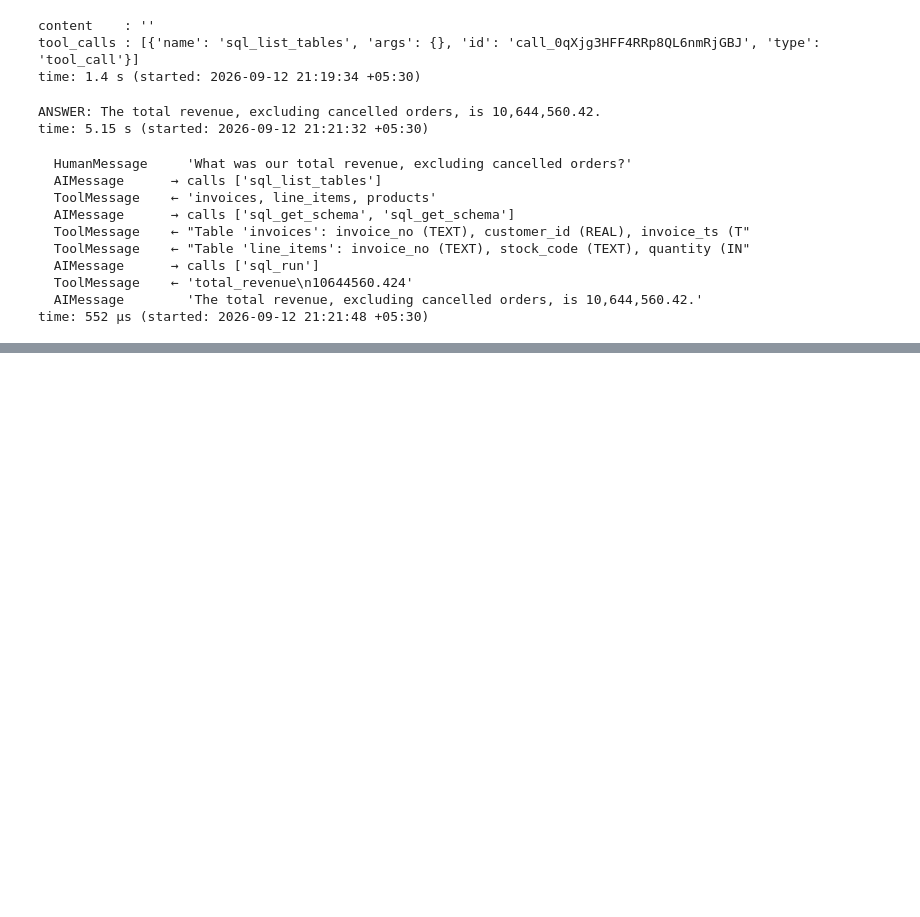
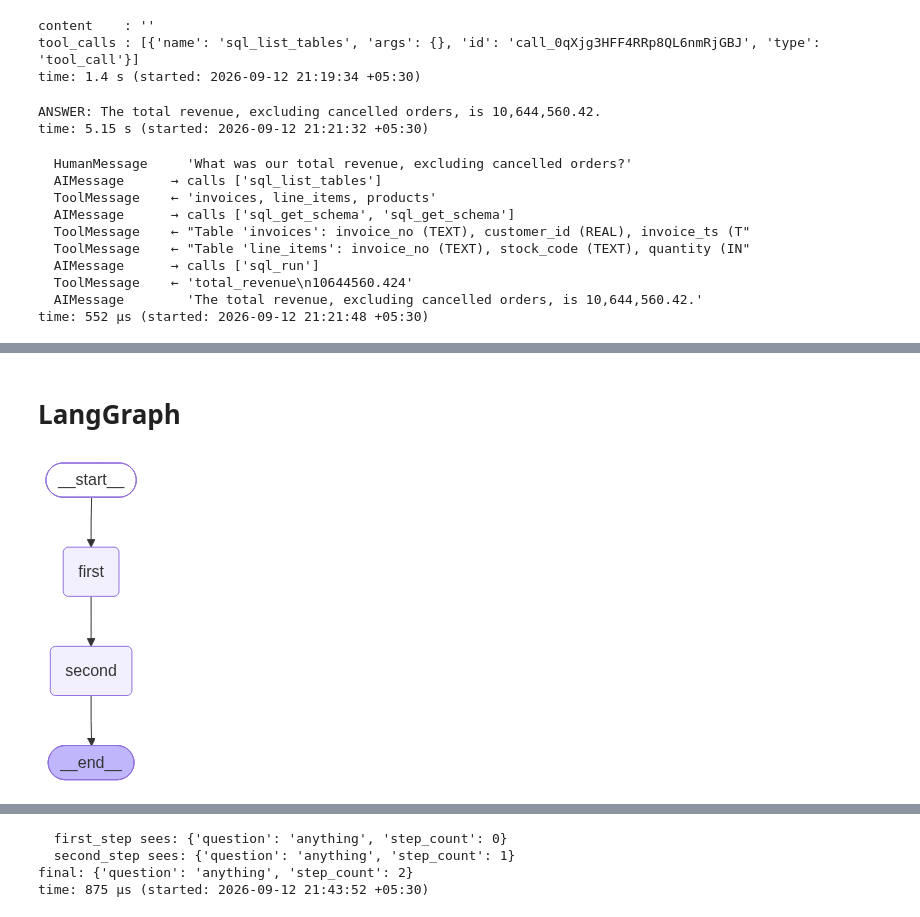
Before and after one commit to shivam13juna/v4_language_model_iitr, a Jupyter notebook: 10 - Agents II/Live_Class_Notebook.ipynb, the cells around one changed output, grey strips where cells are left out. Cells and saved outputs as stored; diff of their text form; code cells hidden in the pictures; blank space fills up the shorter version.

```diff
--- a/10 - Agents II/Live_Class_Notebook.ipynb
+++ b/10 - Agents II/Live_Class_Notebook.ipynb
@@ -236,0 +265,34 @@ time: 552 µs (started: 2026-09-12 21:21:48 +05:30)
+# %% [markdown]
+# LangGraph
+# %%
+from langgraph.graph import StateGraph, START, END
+
+# The state schema is just a TypedDict. These keys are the whiteboard.
+class CounterState(TypedDict):
+    question: str
+    step_count: int
+
+# A node is an ordinary function: state in, PARTIAL update out.
+def first_step(state: CounterState):
+    print(f"  first_step sees: {state}")
+    return {"step_count": state["step_count"] + 1}      # only the key it changes
+
+def second_step(state: CounterState):
+    print(f"  second_step sees: {state}")
+    return {"step_count": state["step_count"] + 1}
+
+
+graph_builder = StateGraph(CounterState)
+graph_builder.add_node("first", first_step)
+graph_builder.add_node("second", second_step)
+
+
+
+graph_builder.add_edge(START, "first")      # START and END are the entry and exit markers
+graph_builder.add_edge("first", "second")
+graph_builder.add_edge("second", END)
+counter_graph = graph_builder.compile()
+
+display(Image(counter_graph.get_graph().draw_mermaid_png()))    # the three edges above, drawn
+# %% [output]
+[figure, added]
@@ -236,0 +300,7 @@ time: 552 µs (started: 2026-09-12 21:21:48 +05:30)
+# %%
+print("final:", counter_graph.invoke({"question": "anything", "step_count": 0}))
+# %% [output]
+  first_step sees: {'question': 'anything', 'step_count': 0}
+  second_step sees: {'question': 'anything', 'step_count': 1}
+final: {'question': 'anything', 'step_count': 2}
+time: 875 µs (started: 2026-09-12 21:43:52 +05:30)
```
Also changed, not shown: parts of 26 cells of this notebook, 1 other file.
